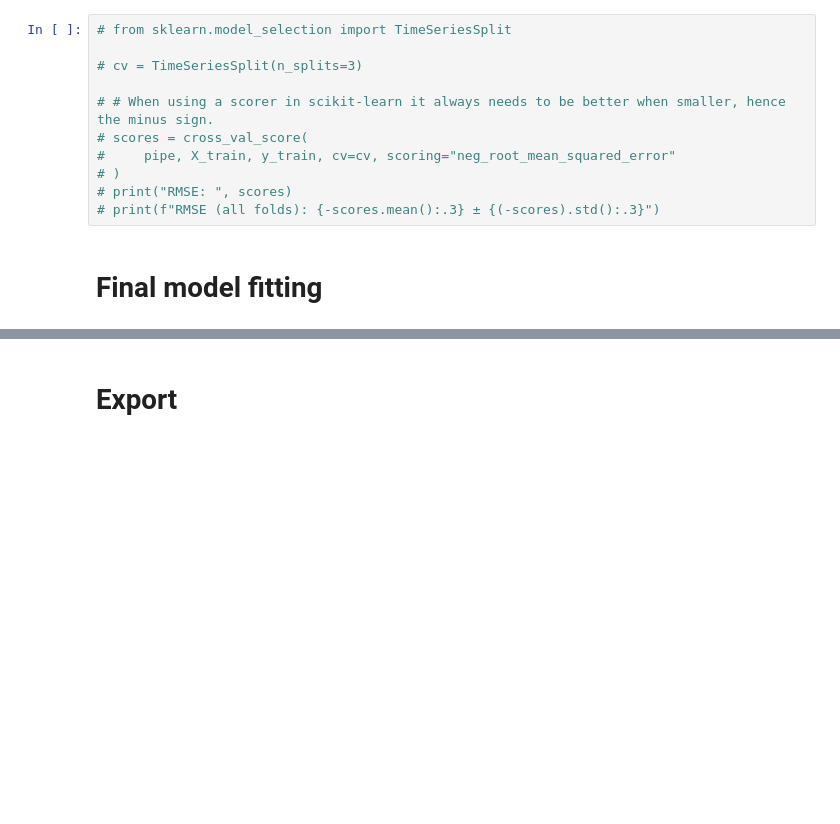
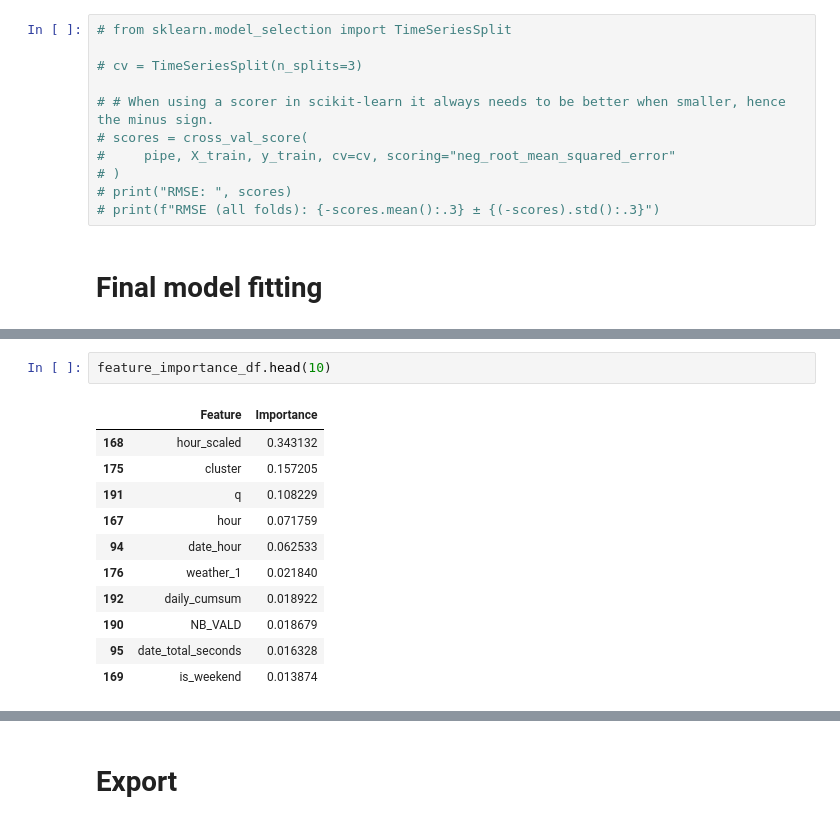
Before and after one commit to p-haas/bike_counters, a Jupyter notebook: WIP/execution.ipynb, the cells around one changed output, grey strips where cells are left out. Cells and saved outputs as stored; diff of their text form; blank space fills up the shorter version.

```diff
--- a/WIP/execution.ipynb
+++ b/WIP/execution.ipynb
@@ -515,0 +692,14 @@ y_pred = pipeline.predict(X_test)
+# %%
+feature_importance_df.head(10)
+# %% [output]
+|  | Feature | Importance |
+| 168 | hour_scaled | 0.343132 |
+| 175 | cluster | 0.157205 |
+| 191 | q | 0.108229 |
+| 167 | hour | 0.071759 |
+| 94 | date_hour | 0.062533 |
+| 176 | weather_1 | 0.021840 |
+| 192 | daily_cumsum | 0.018922 |
+| 190 | NB_VALD | 0.018679 |
+| 95 | date_total_seconds | 0.016328 |
+| 169 | is_weekend | 0.013874 |
```
Also changed, not shown: parts of 32 cells of this notebook, 2 other files.
